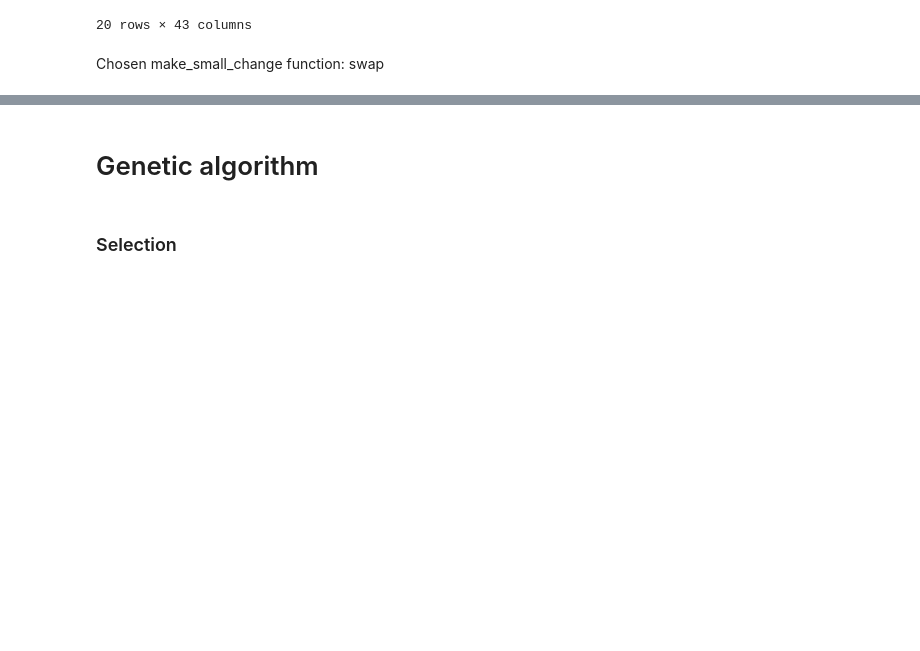
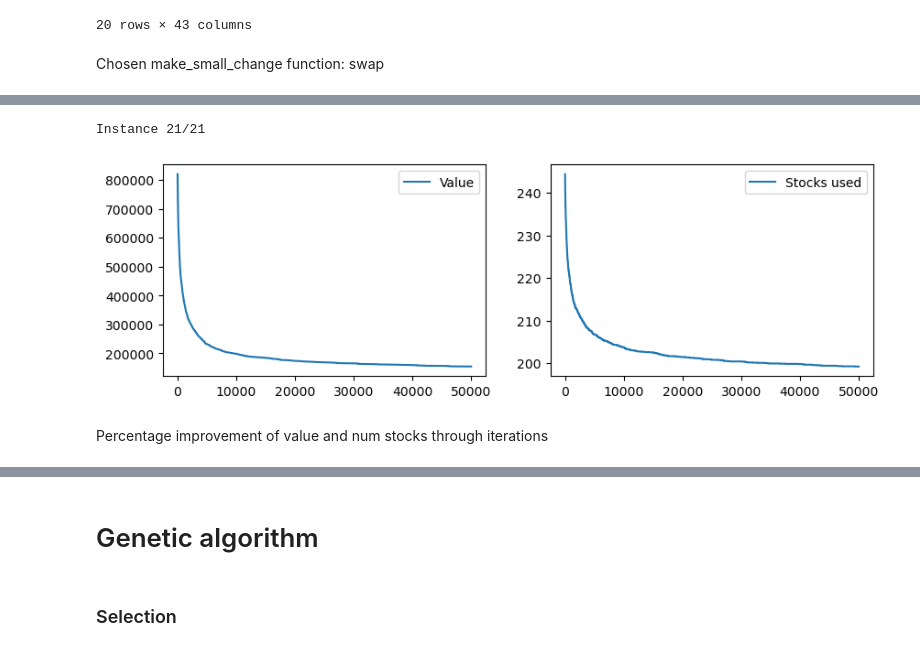
Before and after one commit to MilenkovicMaja/csp_optimization, a Jupyter notebook: csp.ipynb, the cells around one changed output, grey strips where cells are left out. Cells and saved outputs as stored; diff of their text form; code cells hidden in the pictures; blank space fills up the shorter version.

```diff
--- a/csp.ipynb
+++ b/csp.ipynb
@@ -387,0 +467,7 @@ Chosen make_small_change function: swap
+# %%
+sa_test_avg_value(num_iters=50000)
+# %% [output]
+Instance 21/21
+[figure, added]
+# %% [markdown]
+Percentage improvement of value and num stocks through iterations
```
Also changed, not shown: parts of 7 cells of this notebook.
